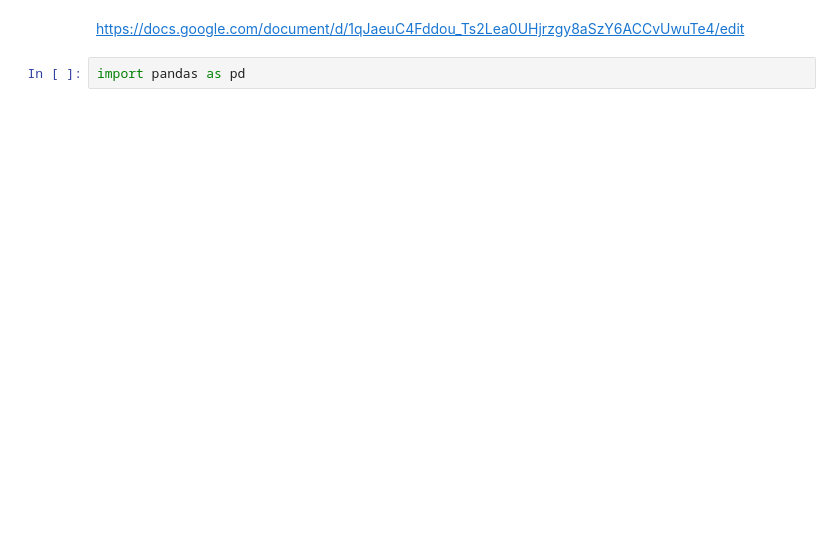
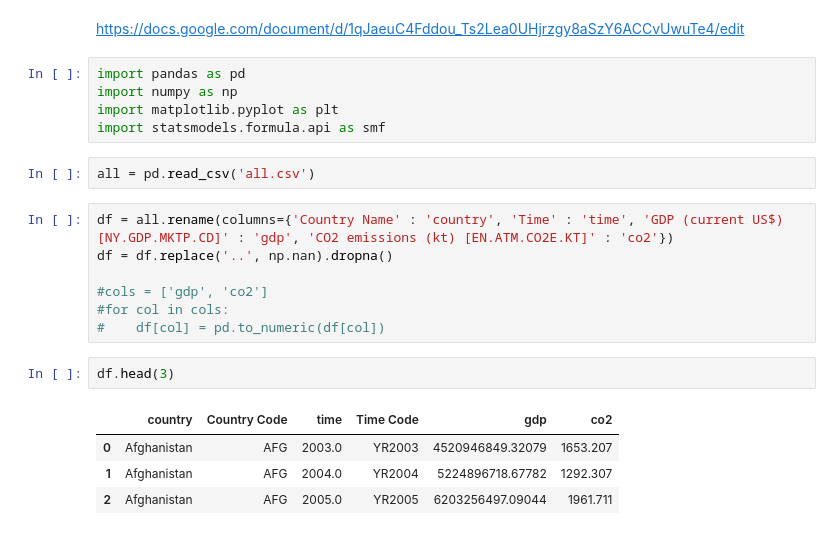
Before and after one commit to franklinchuks/Culture_ESG_EKC_THESIS, a Jupyter notebook: thesis_scrape.ipynb, the cells around one changed output. Saved outputs shown, nothing was run; the diff lists cells and outputs as text; blank space fills up the shorter version.

```diff
--- a/thesis_scrape.ipynb
+++ b/thesis_scrape.ipynb
@@ -1,4 +1,23 @@
 # %% [markdown]
 https://docs.google.com/document/d/1qJaeuC4Fddou_Ts2Lea0UHjrzgy8aSzY6ACCvUwuTe4/edit
-# %%
-import pandas as pd
+# %%
+import pandas as pd
+import numpy as np
+import matplotlib.pyplot as plt
+import statsmodels.formula.api as smf
+# %%
+all = pd.read_csv('all.csv')
+# %%
+df = all.rename(columns={'Country Name' : 'country', 'Time' : 'time', 'GDP (current US$) [NY.GDP.MKTP.CD]' : 'gdp', 'CO2 emissions (kt) [EN.ATM.CO2E.KT]' : 'co2'})
+df = df.replace('..', np.nan).dropna()
+
+#cols = ['gdp', 'co2']
+#for col in cols:
+#    df[col] = pd.to_numeric(df[col])
+# %%
+df.head(3)
+# %% [output]
+|  | country | Country Code | time | Time Code | gdp | co2 |
+| 0 | Afghanistan | AFG | 2003.0 | YR2003 | 4520946849.32079 | 1653.207 |
+| 1 | Afghanistan | AFG | 2004.0 | YR2004 | 5224896718.67782 | 1292.307 |
+| 2 | Afghanistan | AFG | 2005.0 | YR2005 | 6203256497.09044 | 1961.711 |
```
Also changed, not shown: parts of 4 cells of this notebook, 1 other file.
